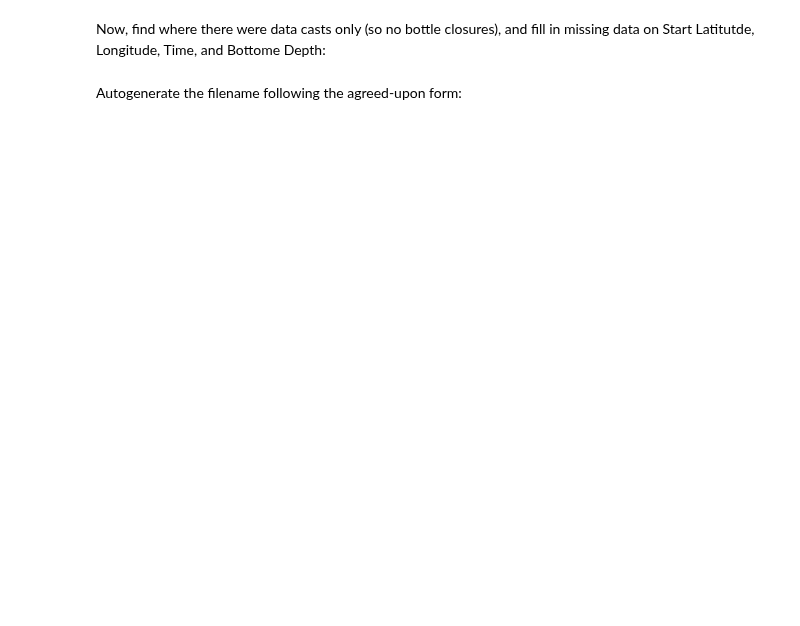
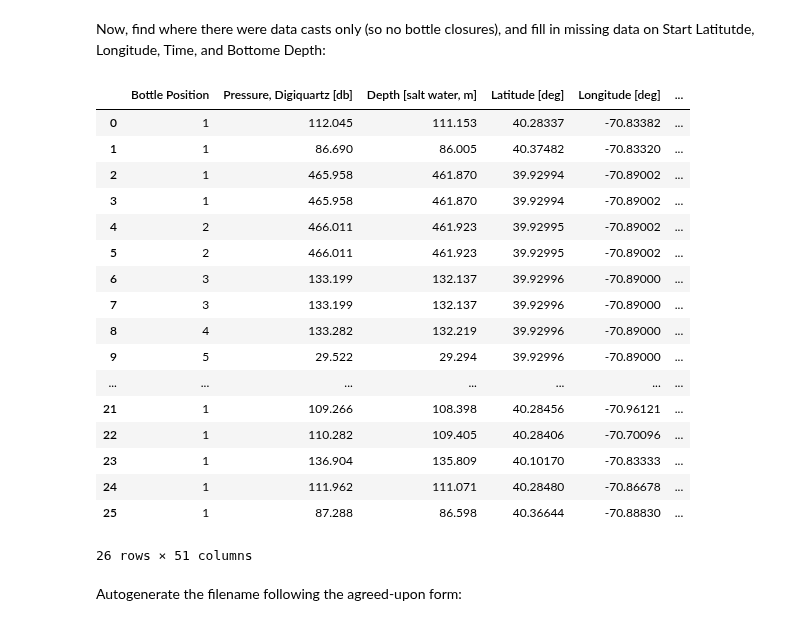
Before and after one commit to cooleyky/QAQC_Sandbox, a Jupyter notebook: Ship_data/btl_file_processing.ipynb, the cells around one changed output. Drawn from its saved outputs; the diff is of its cells as text; code cells hidden in the pictures; blank space fills up the shorter version.

```diff
--- a/Ship_data/btl_file_processing.ipynb
+++ b/Ship_data/btl_file_processing.ipynb
@@ -562,6 +954,27 @@ CTD['Start Longitude [degrees]'] = CTD['Start Longitude'].where(CTD['Start Longi
 CTD['Station-Cast #'] = CTD['Cast'].where(CTD['Station-Cast #'] == -9999999, other=CTD['Station-Cast #'])
 # %%
 CTD.drop_duplicates(inplace=True)
+# %%
+CTD
+# %% [output]
+|  | Bottle Position | Pressure, Digiquartz [db] | Depth [salt water, m] | Latitude [deg] | Longitude [deg] | ... |
+| 0 | 1 | 112.045 | 111.153 | 40.28337 | -70.83382 | ... |
+| 1 | 1 | 86.690 | 86.005 | 40.37482 | -70.83320 | ... |
+| 2 | 1 | 465.958 | 461.870 | 39.92994 | -70.89002 | ... |
+| 3 | 1 | 465.958 | 461.870 | 39.92994 | -70.89002 | ... |
+| 4 | 2 | 466.011 | 461.923 | 39.92995 | -70.89002 | ... |
+| 5 | 2 | 466.011 | 461.923 | 39.92995 | -70.89002 | ... |
+| 6 | 3 | 133.199 | 132.137 | 39.92996 | -70.89000 | ... |
+| 7 | 3 | 133.199 | 132.137 | 39.92996 | -70.89000 | ... |
+| 8 | 4 | 133.282 | 132.219 | 39.92996 | -70.89000 | ... |
+| 9 | 5 | 29.522 | 29.294 | 39.92996 | -70.89000 | ... |
+| ... | ... | ... | ... | ... | ... | ... |
+| 21 | 1 | 109.266 | 108.398 | 40.28456 | -70.96121 | ... |
+| 22 | 1 | 110.282 | 109.405 | 40.28406 | -70.70096 | ... |
+| 23 | 1 | 136.904 | 135.809 | 40.10170 | -70.83333 | ... |
+| 24 | 1 | 111.962 | 111.071 | 40.28480 | -70.86678 | ... |
+| 25 | 1 | 87.288 | 86.598 | 40.36644 | -70.88830 | ... |
+26 rows × 51 columns
 # %% [markdown]
 Autogenerate the filename following the agreed-upon form:
 # %%
```
Also changed, not shown: parts of 67 cells of this notebook, 4 other files.
